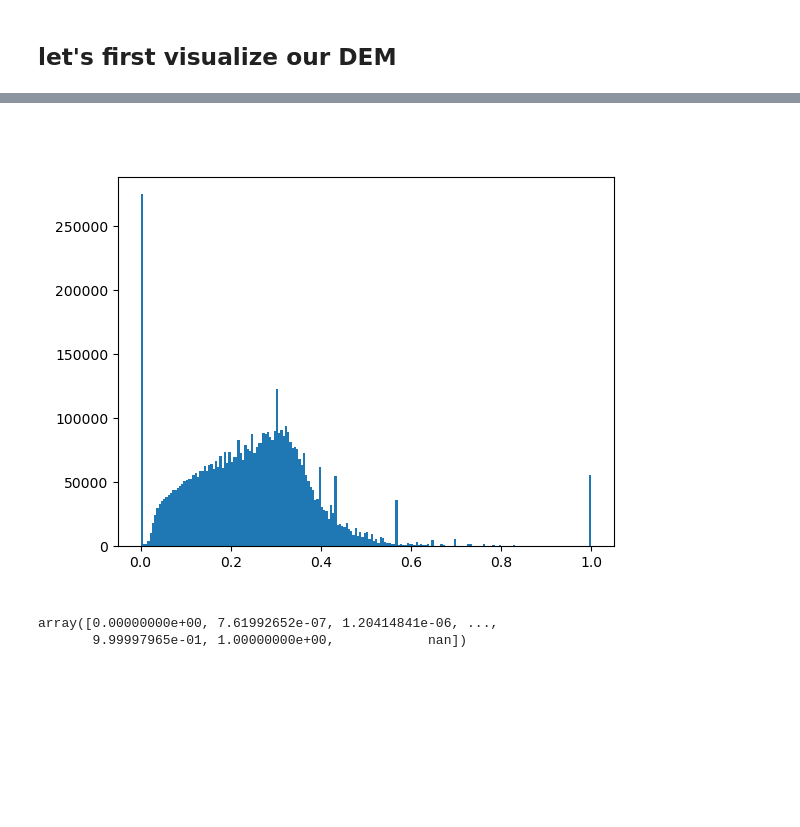
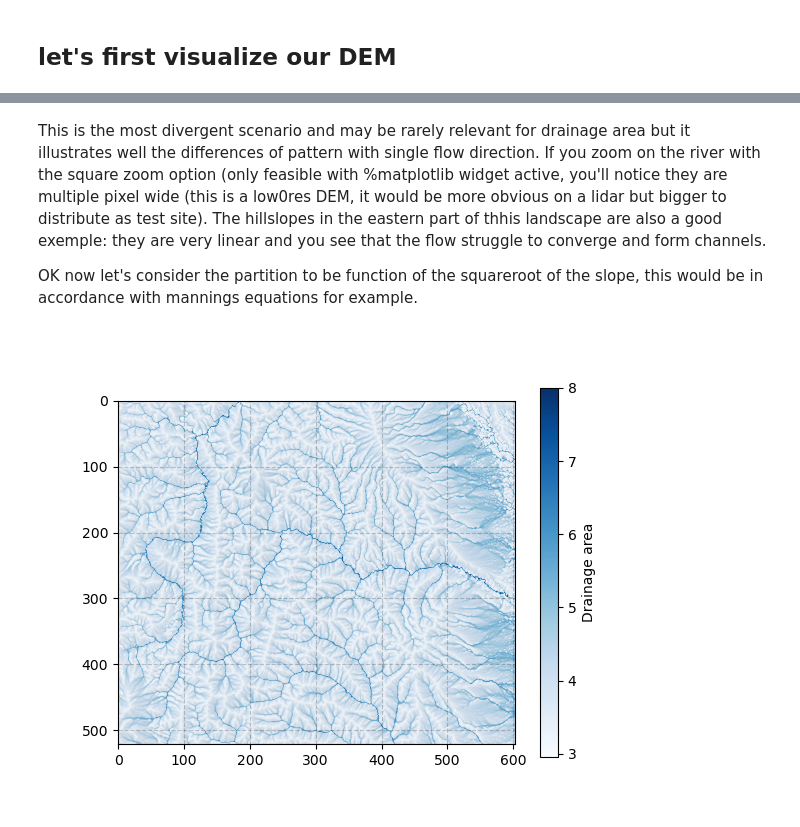
Before and after one commit to bgailleton/DAGGER, a Jupyter notebook: wrappers/python/demo/drainage_area.ipynb, the cells around one changed output, grey strips where cells are left out. Saved outputs shown, nothing was run; the diff lists cells and outputs as text; code cells hidden in the pictures; blank space fills up the shorter version.

```diff
--- a/wrappers/python/demo/drainage_area.ipynb
+++ b/wrappers/python/demo/drainage_area.ipynb
@@ -83,10 +133,15 @@ PPdem.reshape(dem['ny'],dem['nx'])[532,1142] - PPdem.reshape(dem['ny'],dem['nx']
+# %% [markdown]
+This is the most divergent scenario and may be rarely relevant for drainage area but it illustrates well the differences of pattern with single flow direction. If you zoom on the river with the square zoom option (only feasible with %matplotlib widget active, you'll notice they are multiple pixel wide (this is a low0res DEM, it would be more obvious on a lidar but bigger to distribute as test site). The hillslopes in the eastern part of thhis landscape are also a good exemple: they are very linear and you see that the flow struggle to converge and form channels.
+
+OK now let's consider the partition to be function of the squareroot of the slope, this would be in accordance with mannings equations for example.
 # %%
-fig,ax = plt.subplots()
-ap = ax.hist(weights, bins = 200)
+weights = gf.get_link_weights(gradient,0.5)
+MFA_05 = gf.accumulate_constant_downstream_MFD(con,weights,900)
-# %% [output]
-[figure, removed]
 # %%
-np.unique(weights)
+fig, ax = plt.subplots()
+cb = ax.imshow(np.log10(MFA_05).reshape(rshp), cmap = 'Blues')
+ax.imshow(HS.reshape(rshp), cmap = 'gray', alpha = 0.1)
+plt.colorbar(cb, label = "Drainage area")
+ax.grid(ls = '--', alpha = 0.2, color = 'k')
 # %% [output]
-array([0.00000000e+00, 7.61992652e-07, 1.20414841e-06, ...,
-       9.99997965e-01, 1.00000000e+00,            nan])
+[figure, added]
```
Also changed, not shown: parts of 16 cells of this notebook.
